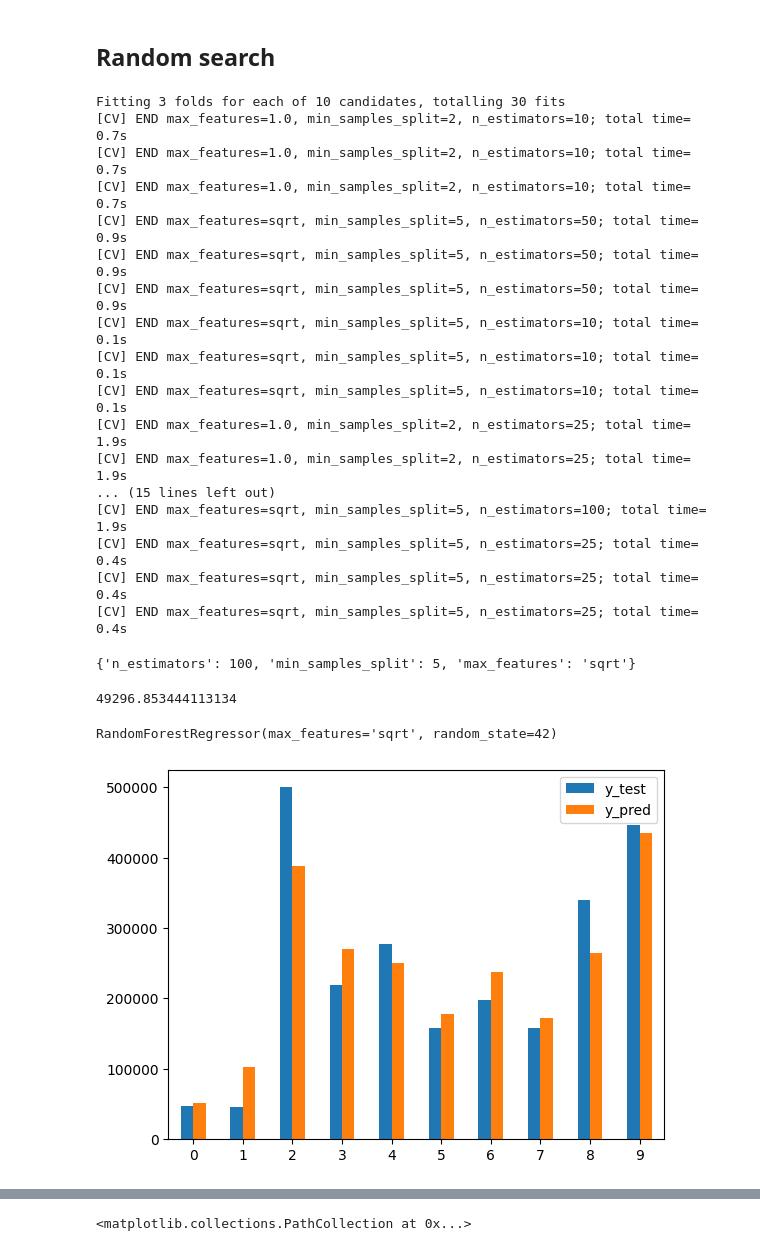
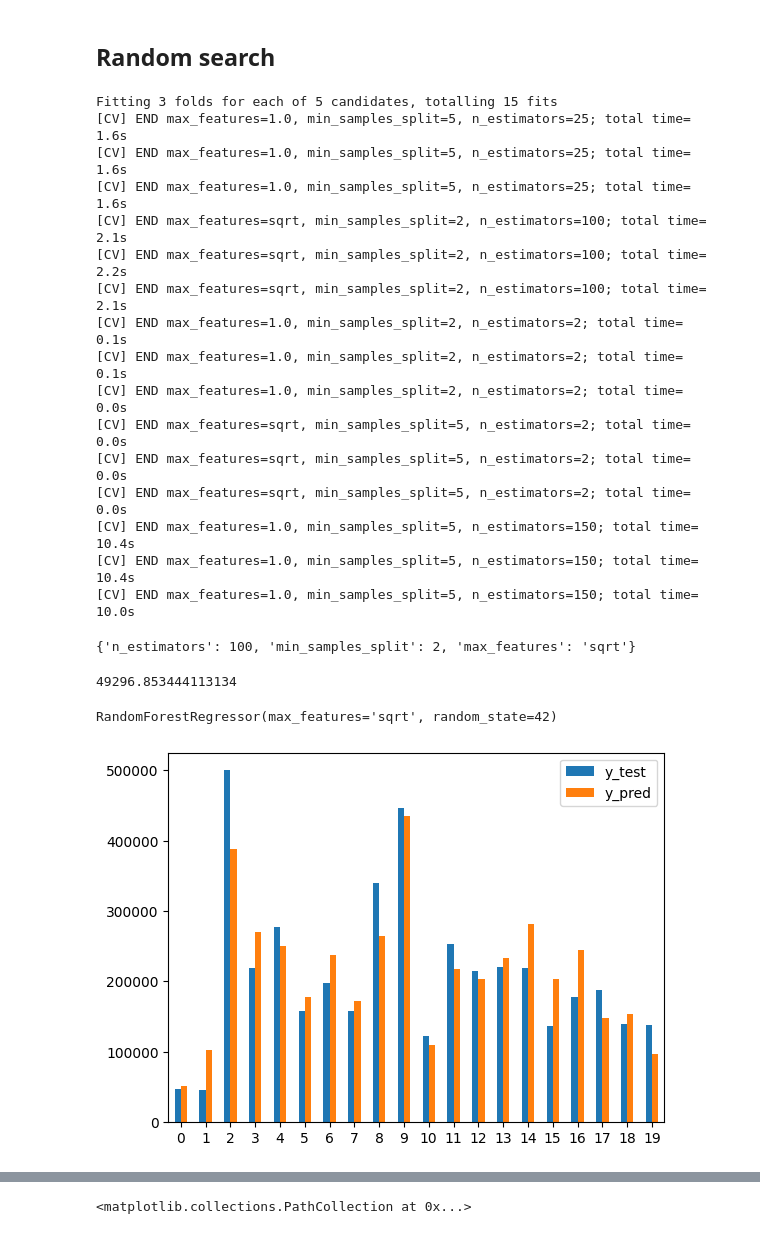
Before and after one commit to w4bo/AA2425-unibo-mldm, a Jupyter notebook: slides/lab-06-housing.ipynb, the cells around one changed output, grey strips where cells are left out. Cells and saved outputs as stored; diff of their text form; code cells hidden in the pictures.

```diff
--- a/slides/lab-06-housing.ipynb
+++ b/slides/lab-06-housing.ipynb
@@ -166,9 +155,9 @@ We are facing a regression problem
 # %%
-lin_mse = mean_squared_error(y_test, housing_predictions)  # check the error
-lin_rmse = np.sqrt(lin_mse)  # apply the squared root of the error
-print(lin_rmse)  # print it
+from sklearn.metrics import root_mean_squared_error
 
-# visualize some predictions
-df = pd.DataFrame({'y_test': y_test[:10].to_numpy(), 'y_pred': housing_predictions[:10]}, index=[x for x in range(10)])
+lin_rmse = root_mean_squared_error(y_test, housing_predictions)  # check the error
+show=20
+df = pd.DataFrame({'y_test': y_test[:show].to_numpy(), 'y_pred': housing_predictions[:show]}, index=[x for x in range(show)])  # visualize some predictions
 df.plot.bar(rot=0)
+lin_rmse
 # %% [output]
@@ -185,18 +175,14 @@ https://scikit-learn.org/stable/modules/generated/sklearn.ensemble.RandomForestR
 # %%
 from sklearn.ensemble import RandomForestRegressor  # import the model
 
-
 def run_forest(n_estimators, max_features, min_samples_split=5):
-    # initialize the model (i.e., the estimator)
-    forest_reg = RandomForestRegressor(n_estimators=n_estimators, max_features=max_features, random_state=42)
+    forest_reg = RandomForestRegressor(n_estimators=n_estimators, max_features=max_features, random_state=42, bootstrap=True)  # initialize the model (i.e., the estimator)
     forest_reg.fit(X_train, y_train)  # train it
-    # predict the cost of houses in the test set
-    housing_predictions = forest_reg.predict(X_test)
-
-    forest_rmse = mean_squared_error(y_test, housing_predictions, squared=True)  # check the error
-    forest_rmse = np.sqrt(forest_rmse)  # apply the squared root of the error
+    housing_predictions = forest_reg.predict(X_test)  # predict the cost of houses in the test set
+    forest_rmse = root_mean_squared_error(y_test, housing_predictions)  # check the error
     print(forest_rmse)
-
-    df = pd.DataFrame({'y_test': y_test[:10].to_numpy(), 'y_pred': housing_predictions[:10]}, index=[x for x in range(10)])
+    df = pd.DataFrame({'y_test': y_test[:show].to_numpy(), 'y_pred': housing_predictions[:show]}, index=[x for x in range(show)])
     df.plot.bar(rot=0)
     return forest_reg
+
+forest_reg = run_forest(100, 1.0)
@@ -234,40 +220,37 @@ forest_reg.get_params()
 from sklearn.model_selection import RandomizedSearchCV
 
 random_grid = {
-    # Number of trees in random forest
-    'n_estimators': [10, 25, 50, 100, 150],
-    # Number of features to consider at every split
-    'max_features': [1.0, 'sqrt'],
+    'n_estimators': [2, 10, 25, 50, 100, 150],  # Number of trees in random forest
+    'max_features': [1.0, 'sqrt'],  # Number of features to consider at every split
     'min_samples_split': [2, 5]
 }
 
 # Fit the random search model
-rf_random = RandomizedSearchCV(estimator=forest_reg, param_distributions=random_grid, cv=3, verbose=2, random_state=42)
+rf_random = RandomizedSearchCV(estimator=forest_reg, param_distributions=random_grid, n_iter=5, cv=3, verbose=2, random_state=42)
 rf_random.fit(X_train, y_train)
 rf_random.best_params_
 # %% [output]
-Fitting 3 folds for each of 10 candidates, totalling 30 fits
-[CV] END max_features=1.0, min_samples_split=2, n_estimators=10; total time=   0.7s
-[CV] END max_features=1.0, min_samples_split=2, n_estimators=10; total time=   0.7s
-[CV] END max_features=1.0, min_samples_split=2, n_estimators=10; total time=   0.7s
-[CV] END max_features=sqrt, min_samples_split=5, n_estimators=50; total time=   0.9s
-[CV] END max_features=sqrt, min_samples_split=5, n_estimators=50; total time=   0.9s
-[CV] END max_features=sqrt, min_samples_split=5, n_estimators=50; total time=   0.9s
-[CV] END max_features=sqrt, min_samples_split=5, n_estimators=10; total time=   0.1s
-[CV] END max_features=sqrt, min_samples_split=5, n_estimators=10; total time=   0.1s
-[CV] END max_features=sqrt, min_samples_split=5, n_estimators=10; total time=   0.1s
-[CV] END max_features=1.0, min_samples_split=2, n_estimators=25; total time=   1.9s
-[CV] END max_features=1.0, min_samples_split=2, n_estimators=25; total time=   1.9s
-... (15 lines left out)
-[CV] END max_features=sqrt, min_samples_split=5, n_estimators=100; total time=   1.9s
-[CV] END max_features=sqrt, min_samples_split=5, n_estimators=25; total time=   0.4s
-[CV] END max_features=sqrt, min_samples_split=5, n_estimators=25; total time=   0.4s
-[CV] END max_features=sqrt, min_samples_split=5, n_estimators=25; total time=   0.4s
+Fitting 3 folds for each of 5 candidates, totalling 15 fits
+[CV] END max_features=1.0, min_samples_split=5, n_estimators=25; total time=   1.6s
+[CV] END max_features=1.0, min_samples_split=5, n_estimators=25; total time=   1.6s
+[CV] END max_features=1.0, min_samples_split=5, n_estimators=25; total time=   1.6s
+[CV] END max_features=sqrt, min_samples_split=2, n_estimators=100; total time=   2.1s
+[CV] END max_features=sqrt, min_samples_split=2, n_estimators=100; total time=   2.2s
+[CV] END max_features=sqrt, min_samples_split=2, n_estimators=100; total time=   2.1s
+[CV] END max_features=1.0, min_samples_split=2, n_estimators=2; total time=   0.1s
+[CV] END max_features=1.0, min_samples_split=2, n_estimators=2; total time=   0.1s
+[CV] END max_features=1.0, min_samples_split=2, n_estimators=2; total time=   0.0s
+[CV] END max_features=sqrt, min_samples_split=5, n_estimators=2; total time=   0.0s
+[CV] END max_features=sqrt, min_samples_split=5, n_estimators=2; total time=   0.0s
+[CV] END max_features=sqrt, min_samples_split=5, n_estimators=2; total time=   0.0s
+[CV] END max_features=1.0, min_samples_split=5, n_estimators=150; total time=  10.4s
+[CV] END max_features=1.0, min_samples_split=5, n_estimators=150; total time=  10.4s
+[CV] END max_features=1.0, min_samples_split=5, n_estimators=150; total time=  10.0s
-{'n_estimators': 100, 'min_samples_split': 5, 'max_features': 'sqrt'}
+{'n_estimators': 100, 'min_samples_split': 2, 'max_features': 'sqrt'}
 # %%
-run_forest(n_estimators=100, min_samples_split=5, max_features='sqrt')
+run_forest(n_estimators=100, min_samples_split=2, max_features='sqrt')
 # %% [output]
 49296.853444113134
 RandomForestRegressor(max_features='sqrt', random_state=42)
-[figure, old version]
+[figure, new version]
 # %% [markdown]
```
Also changed, not shown: parts of 30 cells of this notebook, 2 other files.
